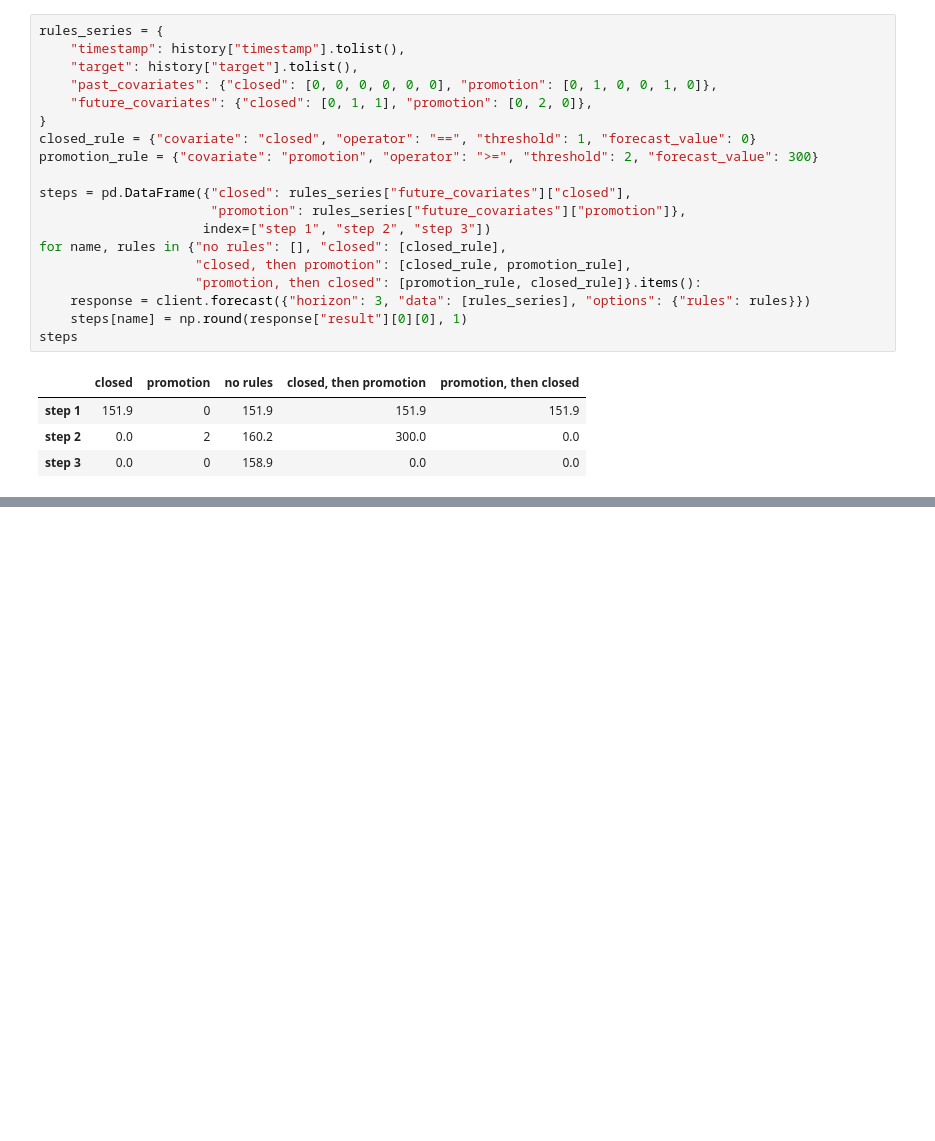
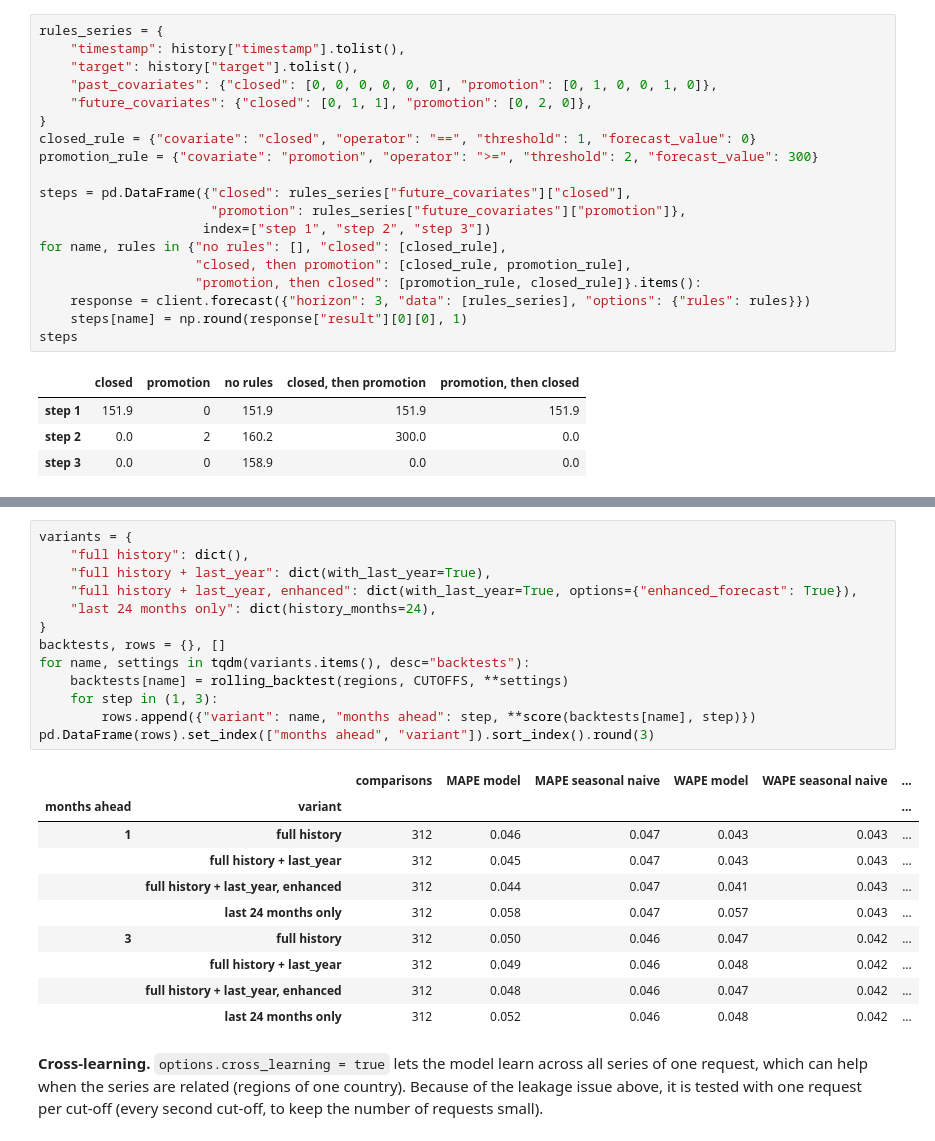
Before and after one commit to SAP-samples/sap-btp-ai-best-practices, a Jupyter notebook: best-practices/narrow-ai/RPT-1/python/rest/03_RPT-TS_forecast.ipynb, the cells around one changed output, grey strips where cells are left out. Cells and saved outputs as stored; diff of their text form; blank space fills up the shorter version.

```diff
--- a/best-practices/narrow-ai/RPT-1/python/rest/03_RPT-TS_forecast.ipynb
+++ b/best-practices/narrow-ai/RPT-1/python/rest/03_RPT-TS_forecast.ipynb
@@ -639,0 +389,26 @@ pd.DataFrame({
+# %%
+variants = {
+    "full history": dict(),
+    "full history + last_year": dict(with_last_year=True),
+    "full history + last_year, enhanced": dict(with_last_year=True, options={"enhanced_forecast": True}),
+    "last 24 months only": dict(history_months=24),
+}
+backtests, rows = {}, []
+for name, settings in tqdm(variants.items(), desc="backtests"):
+    backtests[name] = rolling_backtest(regions, CUTOFFS, **settings)
+    for step in (1, 3):
+        rows.append({"variant": name, "months ahead": step, **score(backtests[name], step)})
+pd.DataFrame(rows).set_index(["months ahead", "variant"]).sort_index().round(3)
+# %% [output]
+|  |  | comparisons | MAPE model | MAPE seasonal naive | WAPE model | WAPE seasonal naive | ... |
+| months ahead | variant |  |  |  |  |  | ... |
+| 1 | full history | 312 | 0.046 | 0.047 | 0.043 | 0.043 | ... |
+|  | full history + last_year | 312 | 0.045 | 0.047 | 0.043 | 0.043 | ... |
+|  | full history + last_year, enhanced | 312 | 0.044 | 0.047 | 0.041 | 0.043 | ... |
+|  | last 24 months only | 312 | 0.058 | 0.047 | 0.057 | 0.043 | ... |
+| 3 | full history | 312 | 0.050 | 0.046 | 0.047 | 0.042 | ... |
+|  | full history + last_year | 312 | 0.049 | 0.046 | 0.048 | 0.042 | ... |
+|  | full history + last_year, enhanced | 312 | 0.048 | 0.046 | 0.047 | 0.042 | ... |
+|  | last 24 months only | 312 | 0.052 | 0.046 | 0.048 | 0.042 | ... |
+# %% [markdown]
+**Cross-learning.** `options.cross_learning = true` lets the model learn across all series of one request, which can help when the series are related (regions of one country). Because of the leakage issue above, it is tested with one request per cut-off (every second cut-off, to keep the number of requests small).
```
Also changed, not shown: parts of 49 cells of this notebook, 2 other files.
